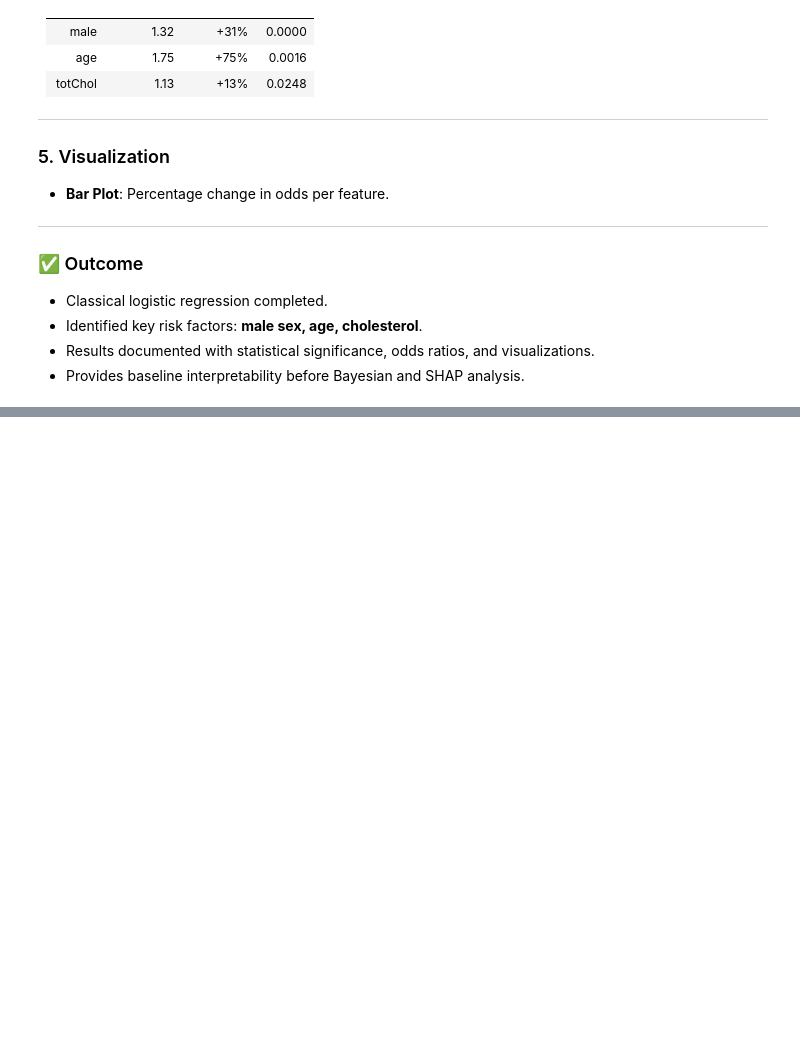
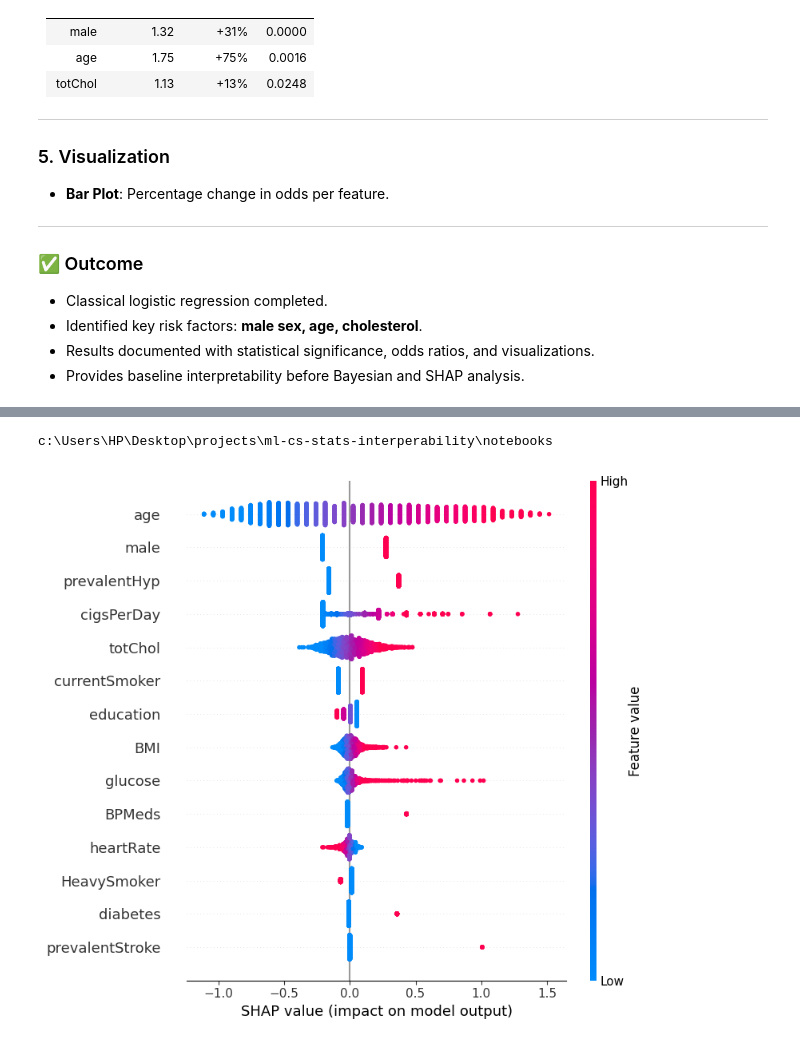
Before and after one commit to YOUSEF-ysfxjo/ml-cs-stats-interpretability-, a Jupyter notebook: notebooks/04-interpretability.ipynb, the cells around one changed output, grey strips where cells are left out. Drawn from its saved outputs; the diff is of its cells as text; code cells hidden in the pictures; blank space fills up the shorter version.

```diff
--- a/notebooks/04-interpretability.ipynb
+++ b/notebooks/04-interpretability.ipynb
@@ -552,0 +539,31 @@ plt.show()
+# %%
+import os
+print(os.getcwd())
+# %% [output]
+c:\Users\HP\Desktop\projects\ml-cs-stats-interperability\notebooks
+# %%
+import shap
+import joblib
+
+pipe = joblib.load("../data/artifacts/log_reg_pipeline.pkl")
+
+cols_final = [
+    "male", "age", "education", "currentSmoker", "cigsPerDay",
+    "BPMeds", "prevalentStroke", "prevalentHyp", "diabetes",
+    "totChol", "BMI", "heartRate", "glucose", "HeavySmoker"
+]
+
+X_shap = X_train[cols_final].copy()
+
+scaler = pipe.named_steps["scaler"]
+log_reg = pipe.named_steps["log_reg"]
+
+X_scaled = scaler.transform(X_shap)
+
+explainer = shap.LinearExplainer(log_reg, X_scaled)
+
+shap_values = explainer.shap_values(X_scaled)
+
+shap.summary_plot(shap_values, X_scaled, feature_names=cols_final)
+# %% [output]
+[figure, added]
```
Also changed, not shown: parts of 54 cells of this notebook, 8 other files.
